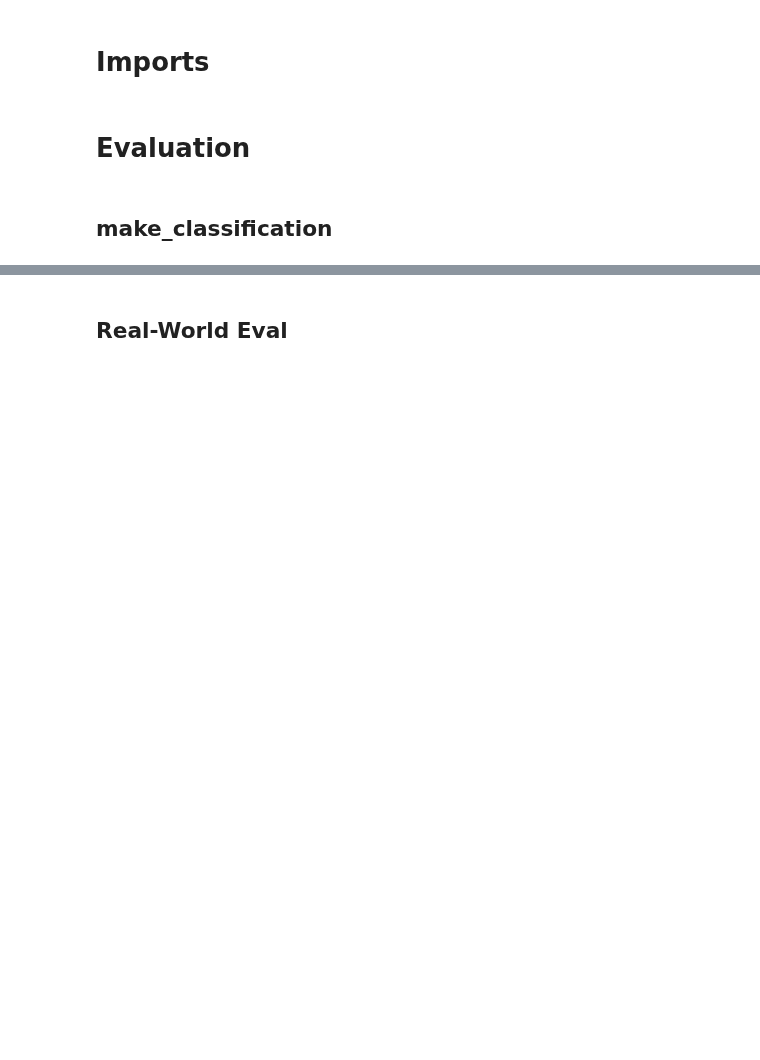
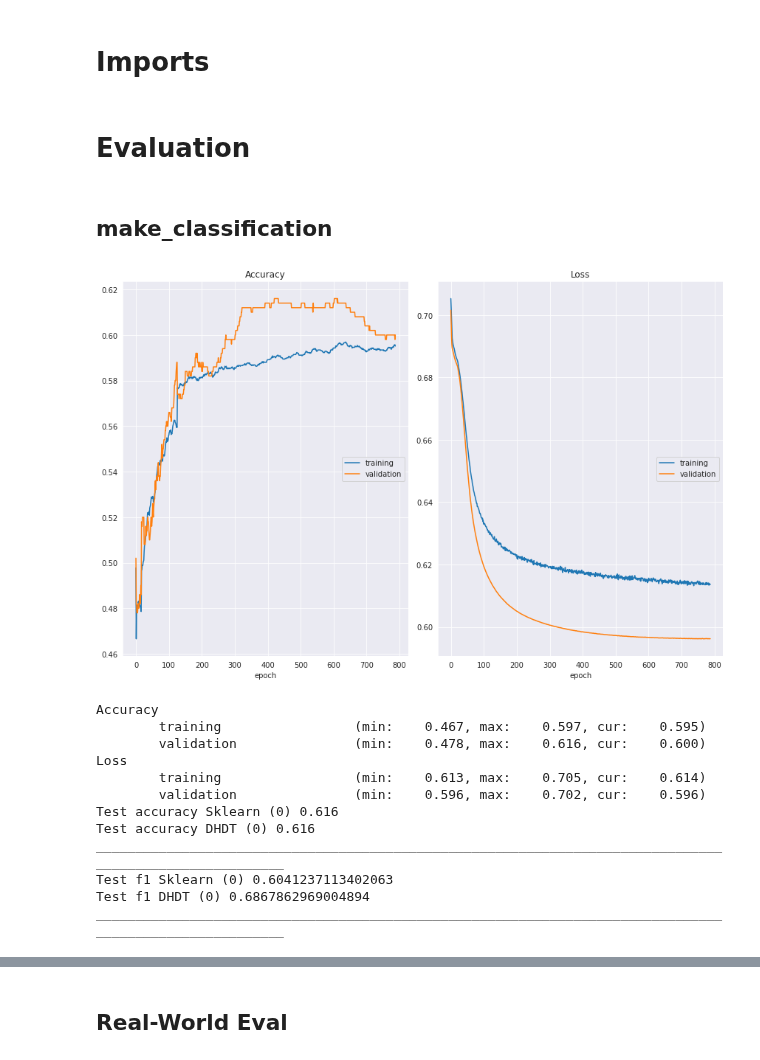
Before and after one commit to p-koenig/I-Nets-For-Logistic-Regression, a Jupyter notebook: 00_experiments/differentiable_hard_dts-d3.ipynb, the cells around one changed output, grey strips where cells are left out. Cells and saved outputs as stored; diff of their text form; code cells hidden in the pictures; blank space fills up the shorter version.

```diff
--- a/00_experiments/differentiable_hard_dts-d3.ipynb
+++ b/00_experiments/differentiable_hard_dts-d3.ipynb
@@ -4,7 +4,7 @@
 config = {
     'dhdt': {
         'depth': 3,
-        'learning_rate': 0.01,#1e-3,
+        'learning_rate': 0.0001,#1e-3,
 
         'initializer': 'he_normal', #GlorotUniform
         'initializer_index': 'ones', #GlorotUniform
@@ -13,14 +13,14 @@ config = {
         'loss': 'binary_crossentropy',#'mae',
         'optimizer': 'adam',
 
-        'beta_1': 10,
-        'beta_2': 50,
+        'beta_1': 7,
+        'beta_2': 12,
 
         'activation': 'tanh', #sigmoid
-        'squeeze_factor': 1,
+        'squeeze_factor': 1.5,
 
         'batch_size': 512,
-        'epochs': 1_000,
+        'epochs': 100_000,
         'early_stopping_epochs': 50,
     },
 
@@ -30,6 +30,7 @@ config = {
         'number_of_variables': 20,
         'n_samples': 5_000,
         'num_eval': 10,
+        'noise': 0.1,
     },
 
     'computation': {
@@ -151,6 +152,7 @@ if True:
                                 beta_1 = config_test['dhdt']['beta_1'],
                                 beta_2 = config_test['dhdt']['beta_2'],
 
+                                activation = config_test['dhdt']['activation'],
                                 squeeze_factor = config_test['dhdt']['squeeze_factor'],
 
                                 loss = config_test['dhdt']['loss'],#'mae',
@@ -168,33 +170,47 @@ if True:
 
 
     dataset_dict['y_test_dhdt'] = model_dict['DHDT'].predict(dataset_dict['X_test'])
     dataset_dict['y_valid_dhdt'] = model_dict['DHDT'].predict(dataset_dict['X_valid'])
 
     dataset_dict['y_test_sklearn'] = model_dict['sklearn'].predict(dataset_dict['X_test'])
     dataset_dict['y_valid_sklearn'] = model_dict['sklearn'].predict(dataset_dict['X_valid'])
 
     for metric in metrics:
 
         if metric in ['accuracy', 'f1']:
             y_test_dhdt = np.round(dataset_dict['y_test_dhdt'])
             y_valid_dhdt = np.round(dataset_dict['y_valid_dhdt'])
             y_test_sklearn = np.round(dataset_dict['y_test_sklearn'])
             y_valid_sklearn = np.round(dataset_dict['y_valid_sklearn'])
         else:
             y_test_dhdt = dataset_dict['y_test_dhdt']
             y_valid_dhdt = dataset_dict['y_valid_dhdt']
             y_test_sklearn = dataset_dict['y_test_sklearn']
             y_valid_sklearn =    dataset_dict['y_valid_sklearn']
 
         scores_dict['sklearn'][metric + '_test'] = sklearn.metrics.get_scorer(metric)._score_func(dataset_dict['y_test'], y_test_sklearn)
         scores_dict['DHDT'][metric + '_test'] = sklearn.metrics.get_scorer(metric)._score_func(dataset_dict['y_test'], y_test_dhdt)
 
         scores_dict['sklearn'][metric + '_valid'] = sklearn.metrics.get_scorer(metric)._score_func(dataset_dict['y_valid'], y_valid_sklearn)
         scores_dict['DHDT'][metric + '_valid'] = sklearn.metrics.get_scorer(metric)._score_func(dataset_dict['y_valid'], y_valid_dhdt)
 
         print('Test ' + metric + ' Sklearn (' + str(0) + ')', scores_dict['sklearn'][metric + '_test'])
         print('Test ' + metric + ' DHDT (' + str(0) + ')', scores_dict['DHDT'][metric + '_test'])
         print('________________________________________________________________________________________________________')
+# %% [output]
+[figure, added]
+Accuracy
+        training                 (min:    0.467, max:    0.597, cur:    0.595)
+        validation               (min:    0.478, max:    0.616, cur:    0.600)
+Loss
+        training                 (min:    0.613, max:    0.705, cur:    0.614)
+        validation               (min:    0.596, max:    0.702, cur:    0.596)
+Test accuracy Sklearn (0) 0.616
+Test accuracy DHDT (0) 0.616
+________________________________________________________________________________________________________
+Test f1 Sklearn (0) 0.6041237113402063
+Test f1 DHDT (0) 0.6867862969004894
+________________________________________________________________________________________________________
 # %%
 if False:
     plt.figure(figsize=(15,8))
```
Also changed, not shown: parts of 3 cells of this notebook, 34 other files.
